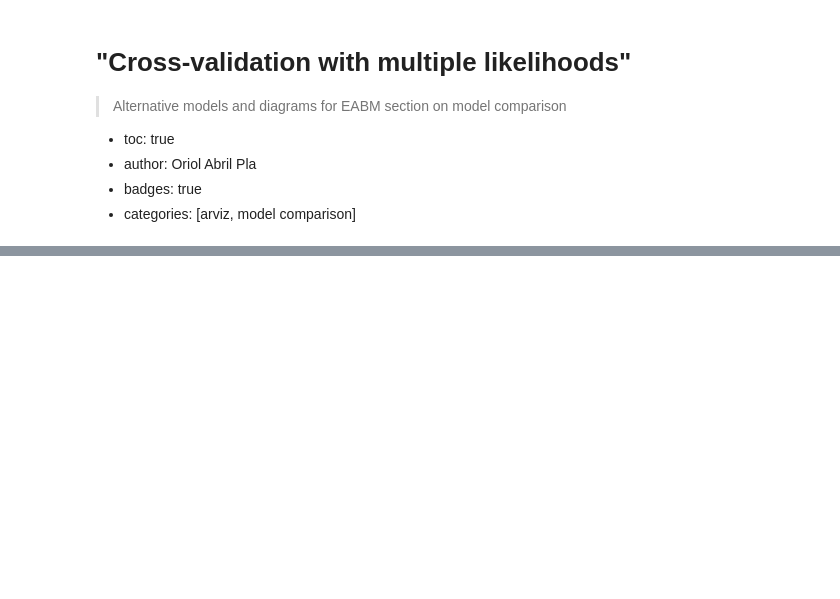
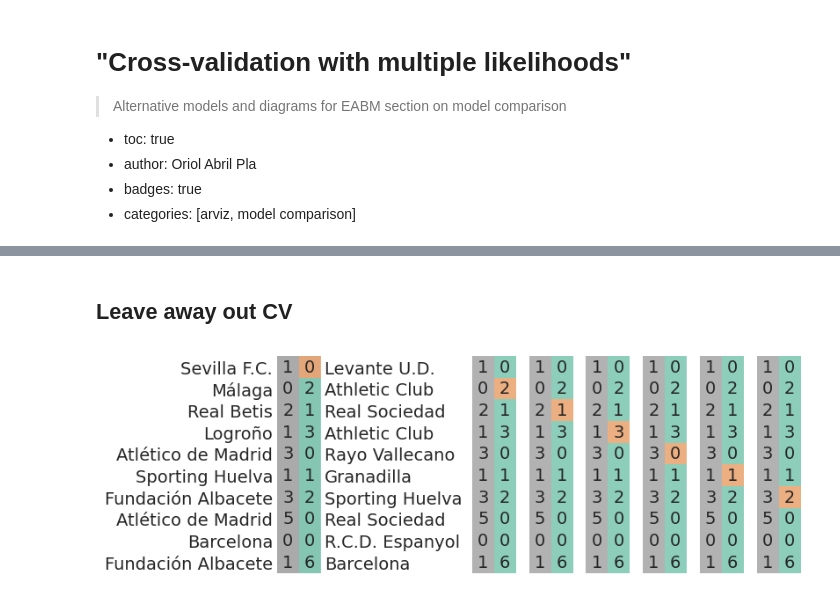
Before and after one commit to OriolAbril/oriol_unraveled, a Jupyter notebook: _notebooks/2020-06-21-multi-likelihood-diagrams.ipynb, the cells around one changed output, grey strips where cells are left out. Saved outputs shown, nothing was run; the diff lists cells and outputs as text; code cells hidden in the pictures; blank space fills up the shorter version.

```diff
--- a/_notebooks/2020-06-21-multi-likelihood-diagrams.ipynb
+++ b/_notebooks/2020-06-21-multi-likelihood-diagrams.ipynb
@@ -110,0 +219,12 @@ for i in range(n_cols):
+# %% [markdown]
+## Leave away out CV
+# %%
+#hide_output
+fig, axes = plt.subplots(1, n_cols, figsize=figsize, constrained_layout=True)
+
+for i in range(n_cols):
+    cv_mat_i = get_loo_away_matrix(i)
+    plot_cv_matrix(cv_mat_i[:10], axes[i], ticks=i==0)
+#fig.savefig("cv_away.png")
+# %% [output]
+[figure, added]
```
Also changed, not shown: parts of 45 cells of this notebook, 1 other file.
